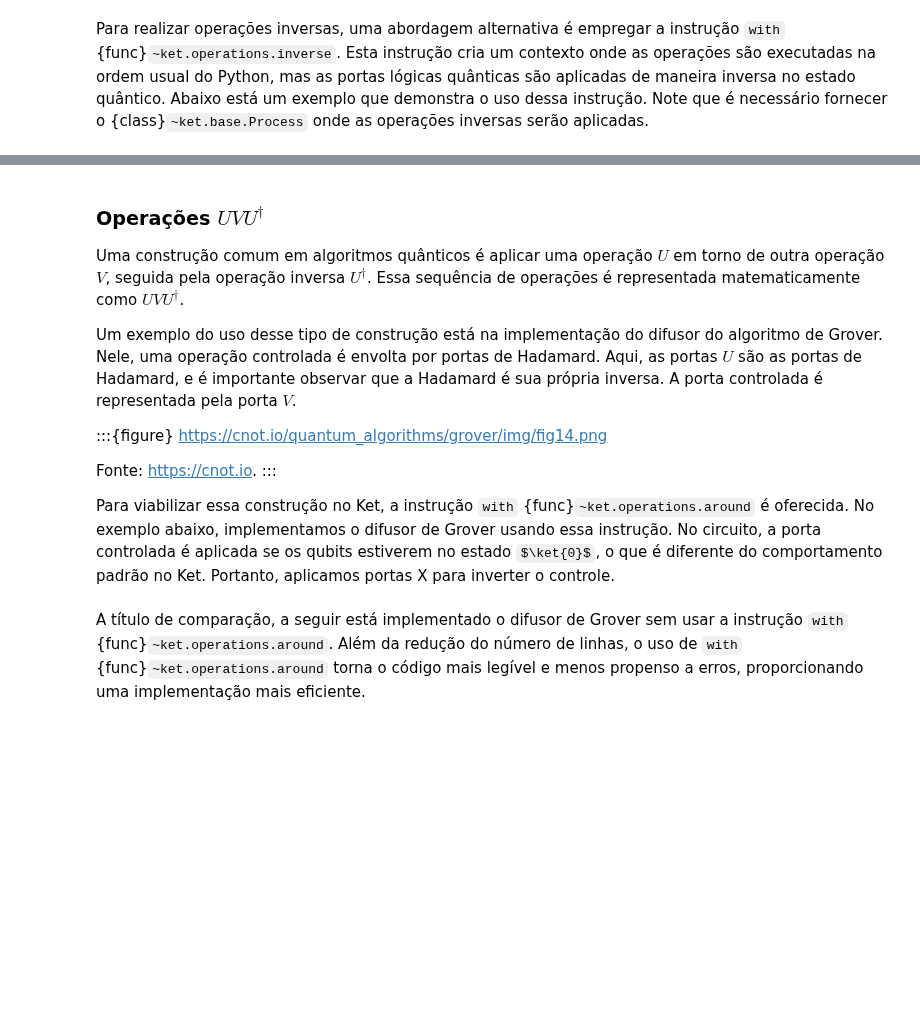
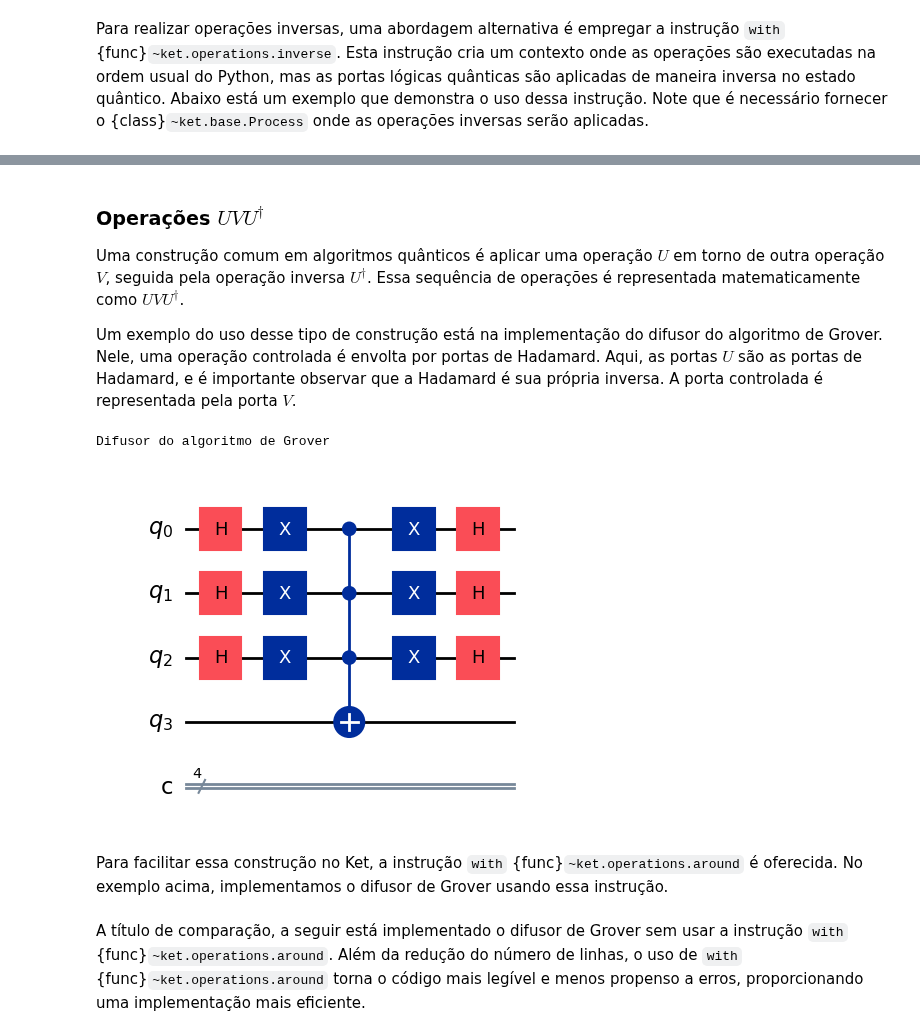
Before and after one commit to evandro-crr/ket-book, a Jupyter notebook: _sources/kettutorial.ipynb, the cells around one changed output, grey strips where cells are left out. Cells and saved outputs as stored; diff of their text form; code cells hidden in the pictures; some formulas as TeX source; blank space fills up the shorter version.

```diff
--- a/_sources/kettutorial.ipynb
+++ b/_sources/kettutorial.ipynb
@@ -518,17 +541,19 @@ print_state(a + b)
 Uma construção comum em algoritmos quânticos é aplicar uma operação $U$ em torno de outra operação $V$, seguida pela operação inversa $U^\dagger$. Essa sequência de operações é representada matematicamente como $UVU^\dagger$.
 
 Um exemplo do uso desse tipo de construção está na implementação do difusor do algoritmo de Grover. Nele, uma operação controlada é envolta por portas de Hadamard. Aqui, as portas $U$ são as portas de Hadamard, e é importante observar que a Hadamard é sua própria inversa. A porta controlada é representada pela porta $V$.
-
-:::{figure} https://cnot.io/quantum_algorithms/grover/img/fig14.png
-
-Fonte: https://cnot.io.
-:::
-
-Para viabilizar essa construção no Ket, a instrução `with` {func}`~ket.operations.around` é oferecida. No exemplo abaixo, implementamos o difusor de Grover usando essa instrução. No circuito, a porta controlada é aplicada se os qubits estiverem no estado $\ket{0}$, o que é diferente do comportamento padrão no Ket. Portanto, aplicamos portas X para inverter o controle.
 # %%
 def difusor(qubits: Quant, auxiliar: Quant):
     with around(cat(H, X), qubits):
         ctrl(qubits, X)(auxiliar)
+
+
+print("Difusor do algoritmo de Grover")
+qulib.draw(gate=difusor, num_qubits=(3, 1), output="mpl")
+# %% [output]
+Difusor do algoritmo de Grover
+[figure, added]
+# %% [markdown]
+Para facilitar essa construção no Ket, a instrução `with` {func}`~ket.operations.around` é oferecida. No exemplo acima, implementamos o difusor de Grover usando essa instrução.
 # %% [markdown]
 A título de comparação, a seguir está implementado o difusor de Grover sem usar a instrução `with` {func}`~ket.operations.around`. Além da redução do número de linhas, o uso de `with` {func}`~ket.operations.around` torna o código mais legível e menos propenso a erros, proporcionando uma implementação mais eficiente.
 # %%
```
Also changed, not shown: parts of 33 cells of this notebook, 14 other files.
